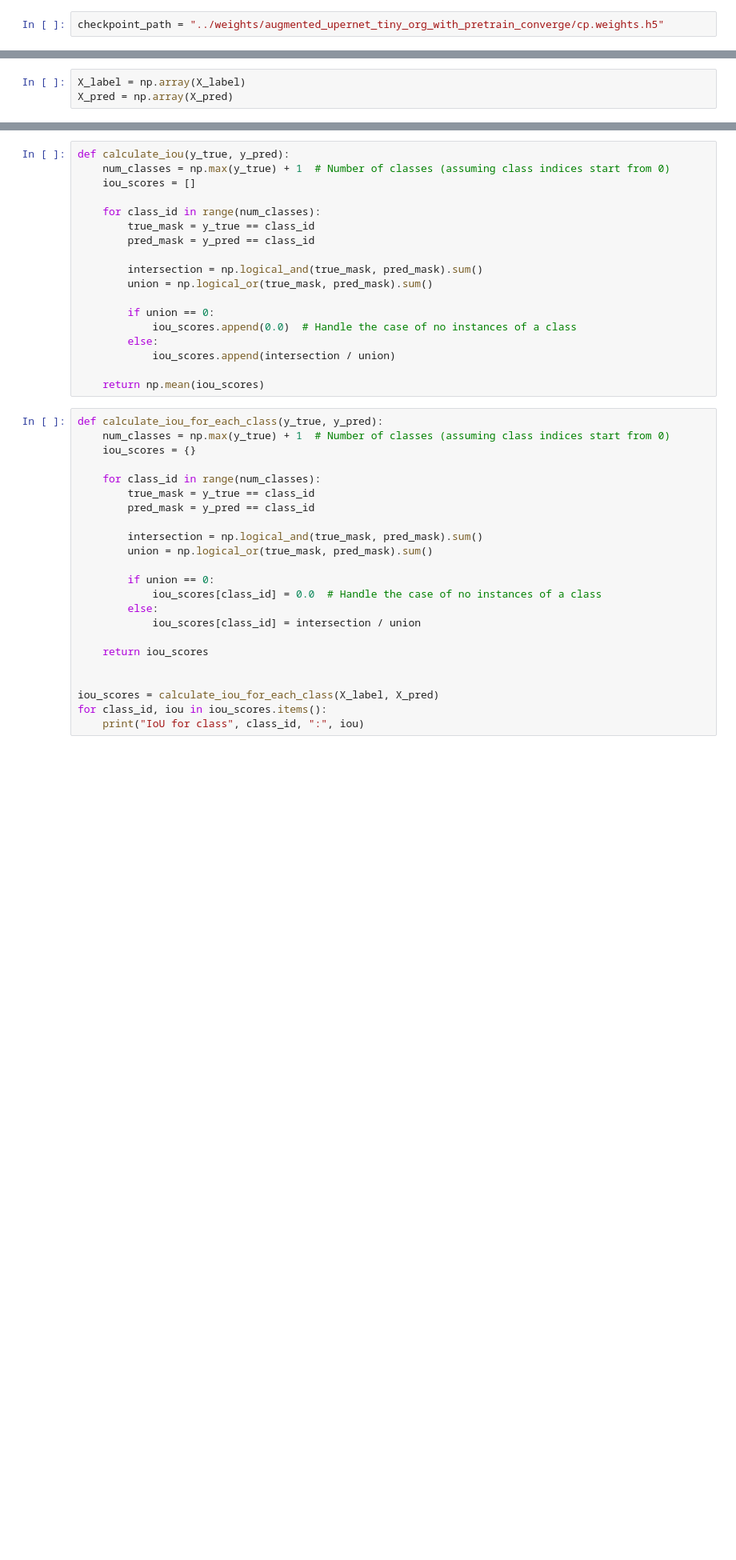
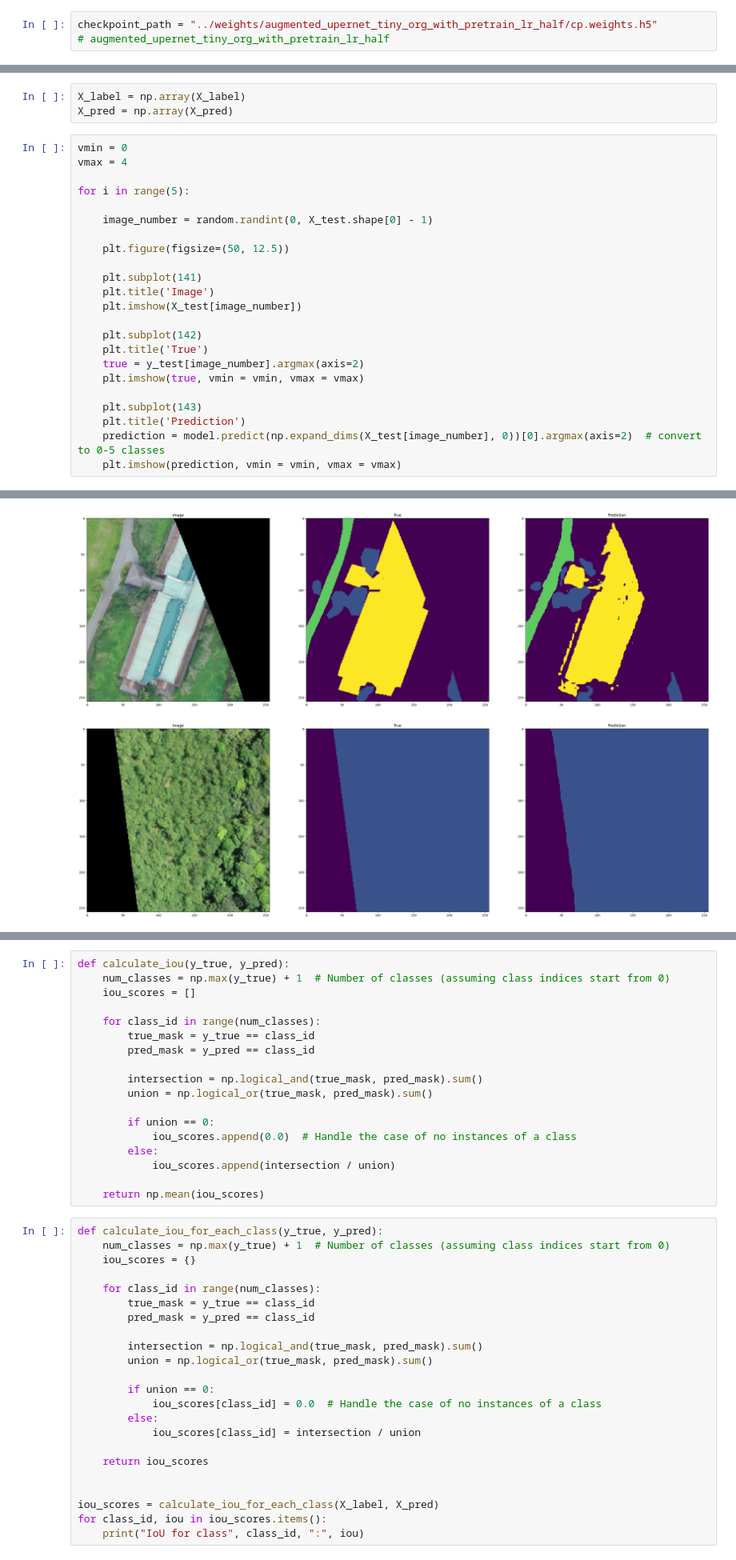
Before and after one commit to hssh18121/do_an_test, a Jupyter notebook: eval.ipynb, the cells around one changed output, grey strips where cells are left out. Shown at 80% size. Cells and saved outputs as stored; diff of their text form; blank space fills up the shorter version.

```diff
--- a/eval.ipynb
+++ b/eval.ipynb
@@ -47,7 +47,8 @@ import segmentation_models as sm
 # %% [output]
 Segmentation Models: using `tf.keras` framework.
 # %%
-checkpoint_path = "../weights/augmented_upernet_tiny_org_with_pretrain_converge/cp.weights.h5"
+checkpoint_path = "../weights/augmented_upernet_tiny_org_with_pretrain_lr_half/cp.weights.h5"
+# augmented_upernet_tiny_org_with_pretrain_lr_half
 # %%
 # model = SegFormer_B0(input_shape = (256,256,3), num_classes = 5)
 model = upernet_convnext_tiny_org.UPerNet(input_shape = (256,256,3), num_classes = 5)
@@ -114,3 +115,27 @@ This message will only be logged once.
 # %%
 X_label = np.array(X_label)
 X_pred = np.array(X_pred)
+# %%
+vmin = 0
+vmax = 4
+
+for i in range(5):
+
+    image_number = random.randint(0, X_test.shape[0] - 1)
+
+    plt.figure(figsize=(50, 12.5))
+
+    plt.subplot(141)
+    plt.title('Image')
+    plt.imshow(X_test[image_number])
+
+    plt.subplot(142)
+    plt.title('True')
+    true = y_test[image_number].argmax(axis=2)
+    plt.imshow(true, vmin = vmin, vmax = vmax)
+
+    plt.subplot(143)
+    plt.title('Prediction')
+    prediction = model.predict(np.expand_dims(X_test[image_number], 0))[0].argmax(axis=2)  # convert to 0-5 classes
+    plt.imshow(prediction, vmin = vmin, vmax = vmax)
+# %% [output]
@@ -116,0 +147,2 @@ X_pred = np.array(X_pred)
+[figure, added]
+[figure, added]
```
Also changed, not shown: parts of 6 cells of this notebook, 14 other files.
